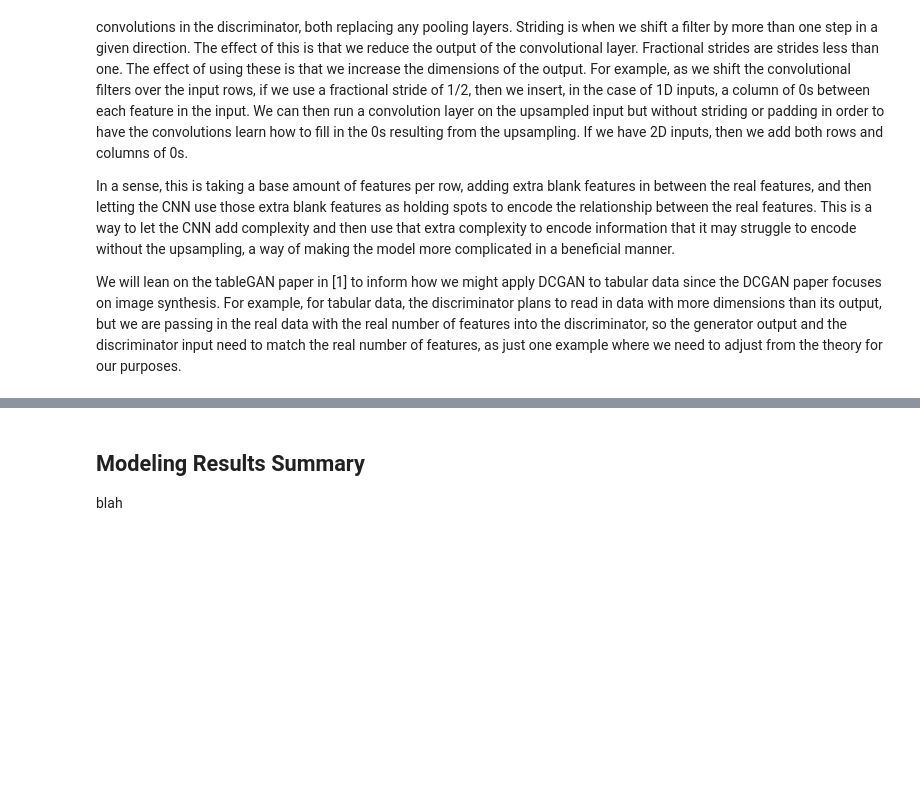
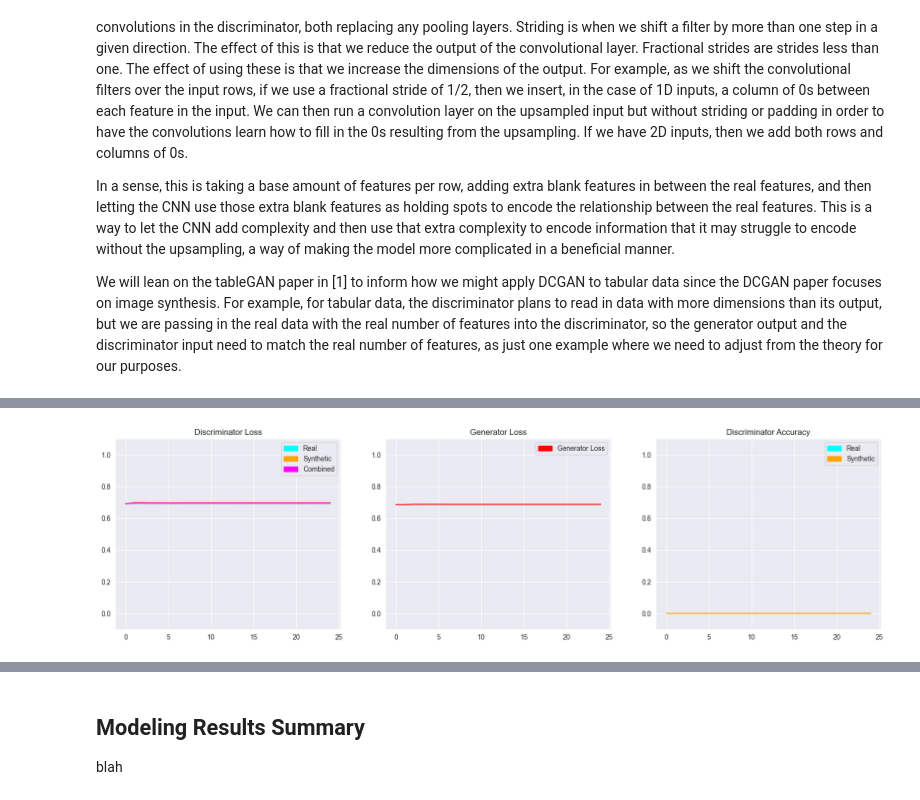
Before and after one commit to jhleakakos/msds-deep-learning-final, a Jupyter notebook: my_data_is_realer_than_yours.ipynb, the cells around one changed output, grey strips where cells are left out. Saved outputs shown, nothing was run; the diff lists cells and outputs as text; code cells hidden in the pictures; blank space fills up the shorter version.

```diff
--- a/my_data_is_realer_than_yours.ipynb
+++ b/my_data_is_realer_than_yours.ipynb
@@ -2902,0 +3158,91 @@ gimme_some_gan_metrics(hist_discriminator_loss_real, hist_discriminator_loss_syn
+# %%
+
+# Adding increased generator training loops, increased generator complexity, batchnorm, and label smoothing
+
+# CNN-GAN Attempt 5
+
+###############################
+# Model Definition and Creation
+###############################
+
+canon5_generator_optimizer = tf.keras.optimizers.legacy.Adam(learning_rate=0.0002, beta_1=0.5)
+canon5_discriminator_optimizer = tf.keras.optimizers.legacy.Adam(learning_rate=0.0002, beta_1=0.5)
+canon5_generator_loss = losses.BinaryCrossentropy(from_logits=True)
+canon5_discriminator_loss = losses.BinaryCrossentropy(from_logits=True)
+
+canon5_generator = models.Sequential([
+    layers.Dense(128, input_dim=latent_space_dim)
+    , layers.Reshape((1, 128))
+    , layers.Conv1DTranspose(256, 5, strides=2, padding='same', activation='relu')
+    , layers.BatchNormalization()
+    , layers.Conv1DTranspose(512, 5, strides=2, padding='same', activation='relu')
+    , layers.BatchNormalization()
+    , layers.Conv1DTranspose(1024, 5, strides=2, padding='same', activation='relu')
+    , layers.BatchNormalization()
+    , layers.Flatten()
+    , layers.Dense(n_train_features, activation='sigmoid')
+])
+
+canon5_discriminator = models.Sequential([
+    layers.Reshape((1, n_train_features), input_shape=(n_train_features,))
+    , layers.Conv1D(128, 5, strides=2, padding='same')
+    , layers.LeakyReLU(0.2)
+    , layers.BatchNormalization()
+    , layers.Conv1D(256, 5, strides=2, padding='same')
+    , layers.LeakyReLU(0.2)
+    , layers.BatchNormalization()
+    , layers.Conv1D(512, 5, strides=2, padding='same')
+    , layers.LeakyReLU(0.2)
+    , layers.BatchNormalization()
+    , layers.Flatten()
+    , layers.Dense(64)
+    , layers.LeakyReLU(0.2)
+    , layers.Dropout(0.5)
+    , layers.Dense(1, activation='sigmoid')
+])
+
+canon5_discriminator.trainable = False
+canon5 = models.Sequential([canon5_generator, canon5_discriminator])
+canon5_discriminator.compile(loss=canon5_discriminator_loss, optimizer=canon5_discriminator_optimizer, metrics=['accuracy'])
+canon5.compile(loss=canon5_generator_loss, optimizer=canon5_generator_optimizer)
+
+# canon5.summary()
+
+################
+# Model Training
+################
+
+hist_discriminator_loss_real = []
+hist_discriminator_loss_syn = []
+hist_generator_loss = []
+
+sys.stdout = open(os.devnull, 'w')
+
+for epoch in range(n_epochs):
+
+    noise_matrix = np.random.uniform(0, 1, size=(df_training_input.shape[0], latent_space_dim))
+    synthetic_dataset = canon5_generator(noise_matrix)
+
+    real_labels = 0.9 * np.ones((df_training_input.shape[0], 1))
+    synthetic_labels = 0.1 * np.ones((df_training_input.shape[0], 1))
+
+    canon5_discriminator.trainable = True
+    discriminator_loss_real = canon5_discriminator.fit(df_training_input, real_labels, batch_size=batch_size)
+    discriminator_loss_syn = canon5_discriminator.fit(synthetic_dataset, synthetic_labels, batch_size=batch_size)
+
+    canon4_discriminator.trainable = False
+
+    generator_loss = None
+    for _ in range(6):
+        generator_loss = canon5.fit(noise_matrix, real_labels, batch_size=batch_size)
+
+    hist_discriminator_loss_real.append(discriminator_loss_real)
+    hist_discriminator_loss_syn.append(discriminator_loss_syn)
+    hist_generator_loss.append(generator_loss)
+
+sys.stdout = original_stdout
+
+gimme_some_gan_metrics(hist_discriminator_loss_real, hist_discriminator_loss_syn, hist_generator_loss)
+# gimme_some_gan_stats(hist_discriminator_loss_real, hist_discriminator_loss_syn, hist_generator_loss)
+# %% [output]
+[figure, added]
```
Also changed, not shown: parts of 22 cells of this notebook.
